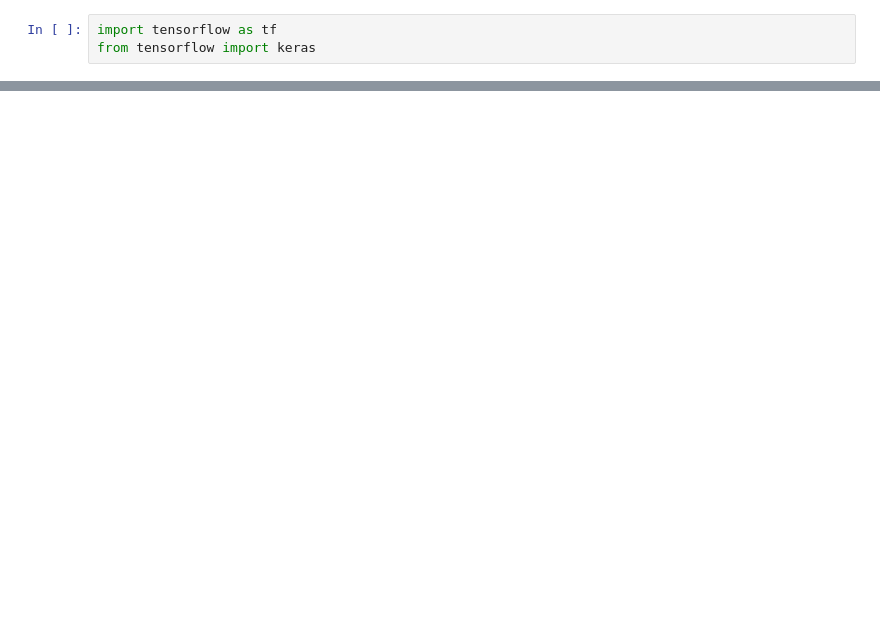
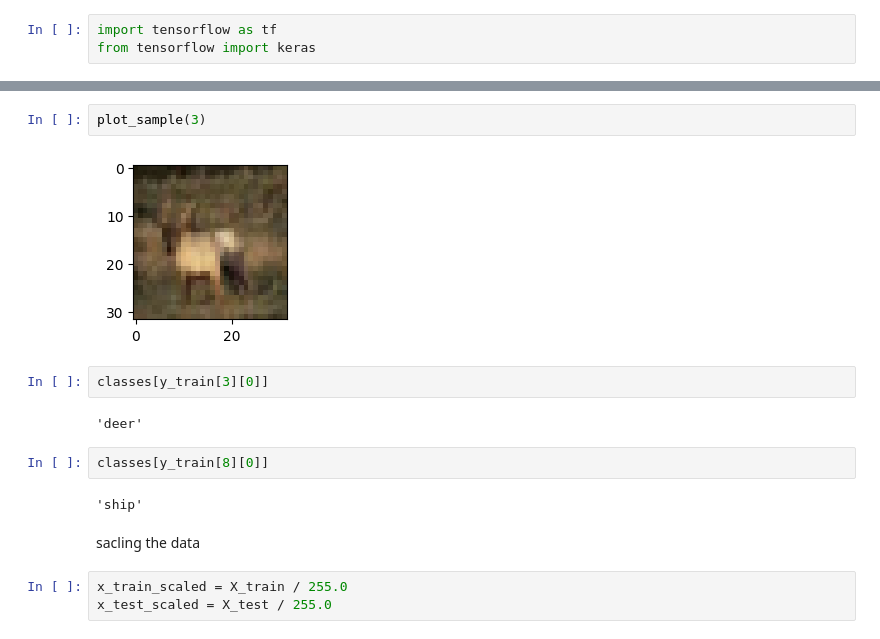
Before and after one commit to Vivekadile/Deep-learning-journey, a Jupyter notebook: notebooks/ANN/image classification.ipynb, the cells around one changed output, grey strips where cells are left out. Cells and saved outputs as stored; diff of their text form; blank space fills up the shorter version.

```diff
--- a/notebooks/ANN/image classification.ipynb
+++ b/notebooks/ANN/image classification.ipynb
@@ -33,0 +72,17 @@ Built with GPU support: False
+# %%
+plot_sample(3)
+# %% [output]
+[figure, added]
+# %%
+classes[y_train[3][0]]
+# %% [output]
+'deer'
+# %%
+classes[y_train[8][0]]
+# %% [output]
+'ship'
+# %% [markdown]
+sacling the data
+# %%
+x_train_scaled = X_train / 255.0
+x_test_scaled = X_test / 255.0
```
Also changed, not shown: parts of 35 cells of this notebook.
